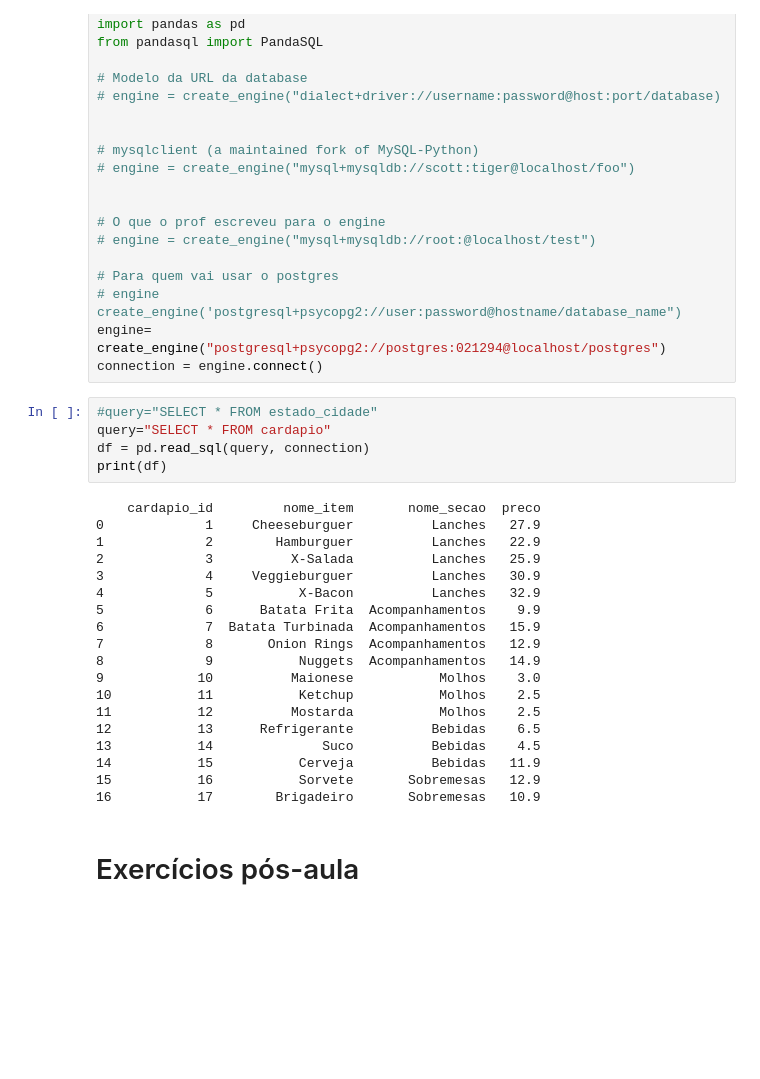
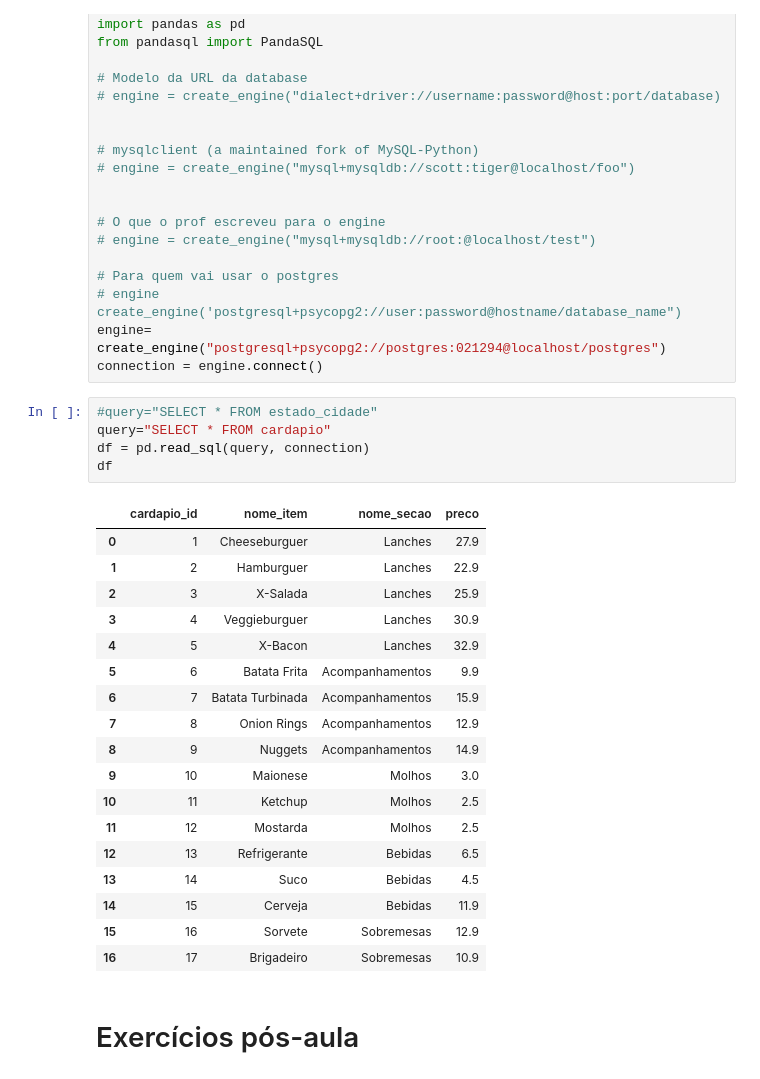
Before and after one commit to georgecnha/tec_prog1_George_Pontes, a Jupyter notebook: 06_pandas_e_conexao_bd.ipynb, the cells around one changed output. Drawn from its saved outputs; the diff is of its cells as text; blank space fills up the shorter version.

```diff
--- a/06_pandas_e_conexao_bd.ipynb
+++ b/06_pandas_e_conexao_bd.ipynb
@@ -355,27 +350,27 @@ connection = engine.connect()
 # %%
 #query="SELECT * FROM estado_cidade"
 query="SELECT * FROM cardapio"
 df = pd.read_sql(query, connection)
-print(df)
+df
 # %% [output]
-    cardapio_id         nome_item       nome_secao  preco
-0             1     Cheeseburguer          Lanches   27.9
-1             2        Hamburguer          Lanches   22.9
-2             3          X-Salada          Lanches   25.9
-3             4     Veggieburguer          Lanches   30.9
-4             5           X-Bacon          Lanches   32.9
-5             6      Batata Frita  Acompanhamentos    9.9
-6             7  Batata Turbinada  Acompanhamentos   15.9
-7             8       Onion Rings  Acompanhamentos   12.9
-8             9           Nuggets  Acompanhamentos   14.9
-9            10          Maionese           Molhos    3.0
-10           11           Ketchup           Molhos    2.5
-11           12          Mostarda           Molhos    2.5
-12           13      Refrigerante          Bebidas    6.5
-13           14              Suco          Bebidas    4.5
-14           15           Cerveja          Bebidas   11.9
-15           16           Sorvete       Sobremesas   12.9
-16           17        Brigadeiro       Sobremesas   10.9
+|  | cardapio_id | nome_item | nome_secao | preco |
+| 0 | 1 | Cheeseburguer | Lanches | 27.9 |
+| 1 | 2 | Hamburguer | Lanches | 22.9 |
+| 2 | 3 | X-Salada | Lanches | 25.9 |
+| 3 | 4 | Veggieburguer | Lanches | 30.9 |
+| 4 | 5 | X-Bacon | Lanches | 32.9 |
+| 5 | 6 | Batata Frita | Acompanhamentos | 9.9 |
+| 6 | 7 | Batata Turbinada | Acompanhamentos | 15.9 |
+| 7 | 8 | Onion Rings | Acompanhamentos | 12.9 |
+| 8 | 9 | Nuggets | Acompanhamentos | 14.9 |
+| 9 | 10 | Maionese | Molhos | 3.0 |
+| 10 | 11 | Ketchup | Molhos | 2.5 |
+| 11 | 12 | Mostarda | Molhos | 2.5 |
+| 12 | 13 | Refrigerante | Bebidas | 6.5 |
+| 13 | 14 | Suco | Bebidas | 4.5 |
+| 14 | 15 | Cerveja | Bebidas | 11.9 |
+| 15 | 16 | Sorvete | Sobremesas | 12.9 |
+| 16 | 17 | Brigadeiro | Sobremesas | 10.9 |
 # %% [markdown]
 # Exercícios pós-aula
 # %% [markdown]
```
Also changed, not shown: parts of 2 cells of this notebook.
